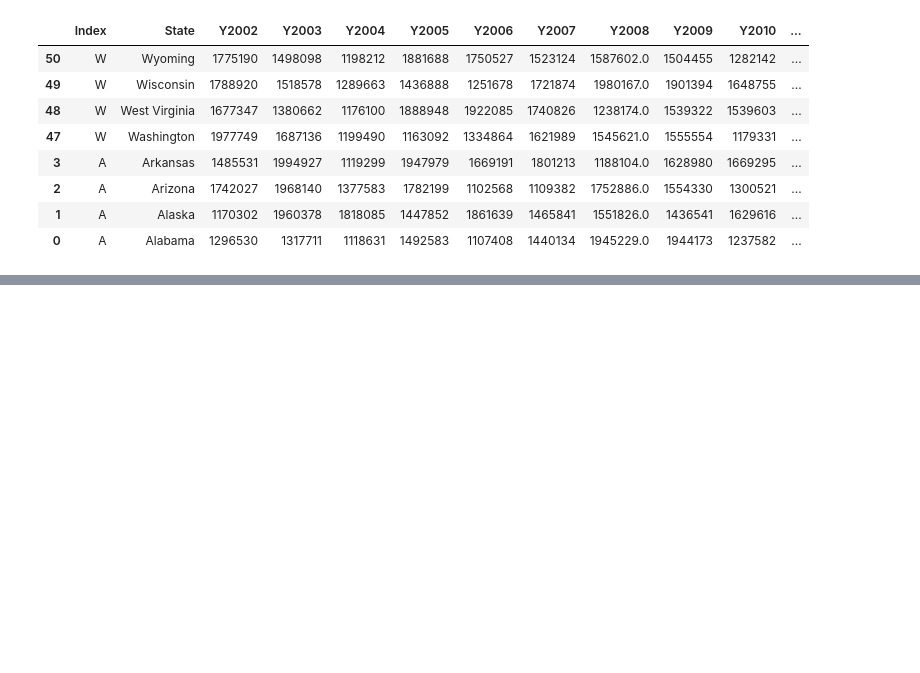
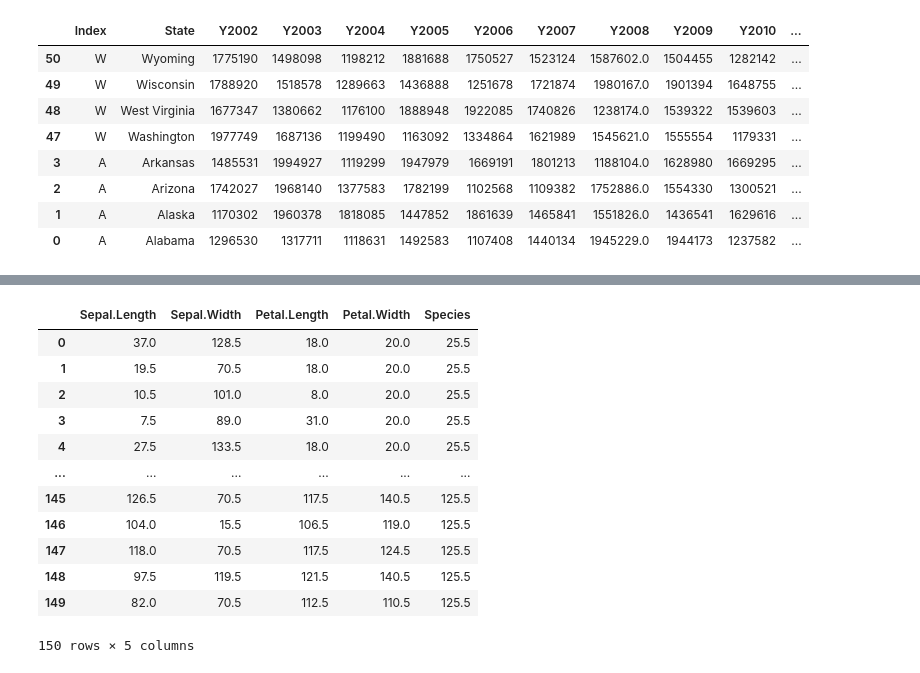
Before and after one commit to Shr3y4sm/Pandas, a Jupyter notebook: pandas_beginner.ipynb, the cells around one changed output, grey strips where cells are left out. Saved outputs shown, nothing was run; the diff lists cells and outputs as text; code cells hidden in the pictures; blank space fills up the shorter version.

```diff
--- a/pandas_beginner.ipynb
+++ b/pandas_beginner.ipynb
@@ -378,0 +465,3 @@ mydata.loc[mydata.Index.isin(["A","W"]),:]
+# %%
+iris = pd.read_csv("https://github.com/deepanshu88/Datasets/raw/master/UploadedFiles/iris.csv")
+iris.head() #loading iris dataset
@@ -378,0 +475,16 @@ mydata.loc[mydata.Index.isin(["A","W"]),:]
+# %%
+iris.rank() #rank of values in each column
+# %% [output]
+|  | Sepal.Length | Sepal.Width | Petal.Length | Petal.Width | Species |
+| 0 | 37.0 | 128.5 | 18.0 | 20.0 | 25.5 |
+| 1 | 19.5 | 70.5 | 18.0 | 20.0 | 25.5 |
+| 2 | 10.5 | 101.0 | 8.0 | 20.0 | 25.5 |
+| 3 | 7.5 | 89.0 | 31.0 | 20.0 | 25.5 |
+| 4 | 27.5 | 133.5 | 18.0 | 20.0 | 25.5 |
+| ... | ... | ... | ... | ... | ... |
+| 145 | 126.5 | 70.5 | 117.5 | 140.5 | 125.5 |
+| 146 | 104.0 | 15.5 | 106.5 | 119.0 | 125.5 |
+| 147 | 118.0 | 70.5 | 117.5 | 124.5 | 125.5 |
+| 148 | 97.5 | 119.5 | 121.5 | 140.5 | 125.5 |
+| 149 | 82.0 | 70.5 | 112.5 | 110.5 | 125.5 |
+150 rows × 5 columns
```
Also changed, not shown: parts of 25 cells of this notebook.
